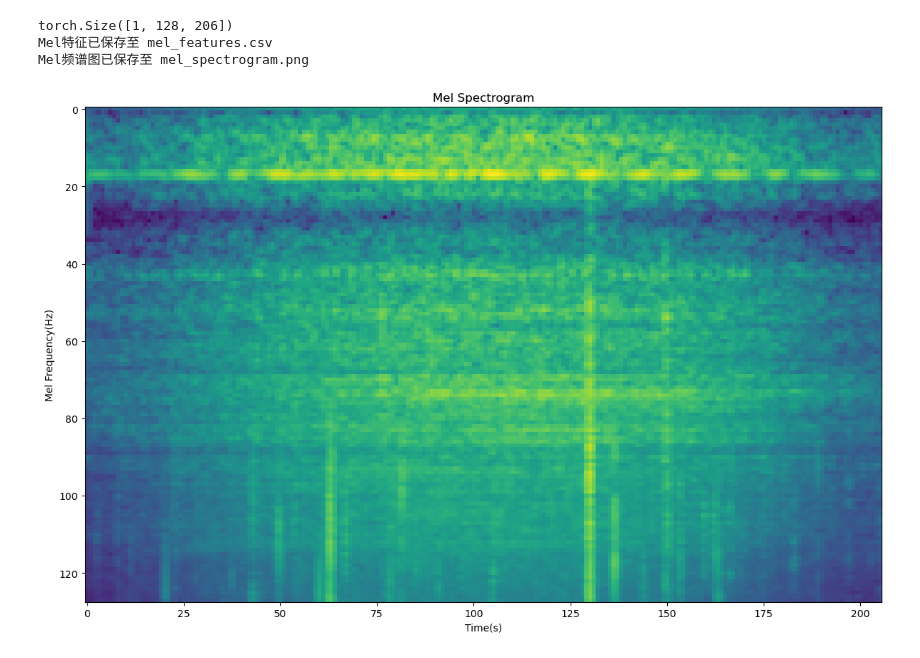
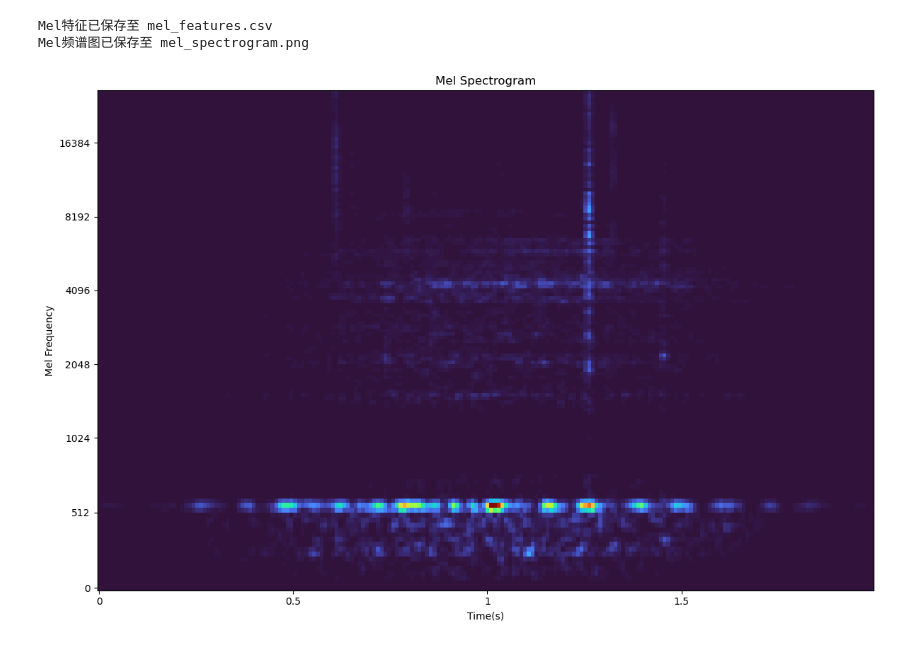
Before and after one commit to YoungBossX/Multi-feature-fusion-model-for-ship-audio, a Jupyter notebook: feature_extraction/mel.ipynb, the cells around one changed output. Cells and saved outputs as stored; diff of their text form; code cells hidden in the pictures.

```diff
--- a/feature_extraction/mel.ipynb
+++ b/feature_extraction/mel.ipynb
@@ -63,7 +64,7 @@ def save_mel_to_csv(mel_spectrogram, output_csv):
     df.to_csv(output_csv, index=False, header=False)
     print(f"Mel特征已保存至 {output_csv}")
 # %%
-def plot_mel_spectrogram(mel_spectrogram, sr, output_image=None):
+def plot_mel_spectrogram(mel_spectrogram_data, sr, output_image=None):
     """
     可视化Mel频谱
     :param mel_spectrogram: Mel频谱矩阵
@@ -71,12 +72,11 @@ def plot_mel_spectrogram(mel_spectrogram, sr, output_image=None):
     :param output_image: 如果提供路径，则保存图片
     """
     plt.figure(figsize=(12, 8))
-    mel_data_db = 10 * np.log10(mel_data + 1e-10)
 
-    plt.imshow(mel_data_db)
+    librosa.display.specshow(mel_data, sr=sr, hop_length=512, x_axis='time', y_axis='mel',cmap='turbo')
     plt.title("Mel Spectrogram")
     plt.xlabel("Time(s)")
-    plt.ylabel("Mel Frequency(Hz)")
+    plt.ylabel("Mel Frequency")
     plt.tight_layout()
 
     if output_image:
@@ -87,23 +87,23 @@ def plot_mel_spectrogram(mel_spectrogram, sr, output_image=None):
 # %%
 wav_file = r"E:\数据集\ShipEar\data_preprocessing\3_Frame_Windows_2s_50%\6__10_07_13_marDeCangas_Entra_20.wav"  # 请替换为WAV文件路径
 output_csv = "mel_features.csv"
 output_image = "mel_spectrogram.png"
 
 audio, sr = torchaudio.load(wav_file)
 
 # 创建Mel频谱图的transformer
 mel_spectrogram_transformer = extract_mel_spectrogram_transformer(sample_rate=sr)
 mel_spectrogram = mel_spectrogram_transformer(audio)
-print(mel_spectrogram.size())
-mel_data = mel_spectrogram.cpu().numpy()[0]
+mel_spectrogram_data = mel_spectrogram.detach().cpu().numpy()[0]
+# 转换为dB scale
+mel_spectrogram_db = librosa.power_to_db(mel_spectrogram_data , ref=np.max)
 
 # 保存为CSV
-save_mel_to_csv(mel_data, output_csv)
+save_mel_to_csv(mel_spectrogram_data, output_csv)
 
 # 显示并保存Mel频谱图
-plot_mel_spectrogram(mel_data, sr, output_image)
+plot_mel_spectrogram(mel_spectrogram_data, sr, output_image)
 # %% [output]
-torch.Size([1, 128, 206])
 Mel特征已保存至 mel_features.csv
 Mel频谱图已保存至 mel_spectrogram.png
-[figure, old version]
+[figure, new version]
```
Also changed, not shown: parts of 1 cell of this notebook.
